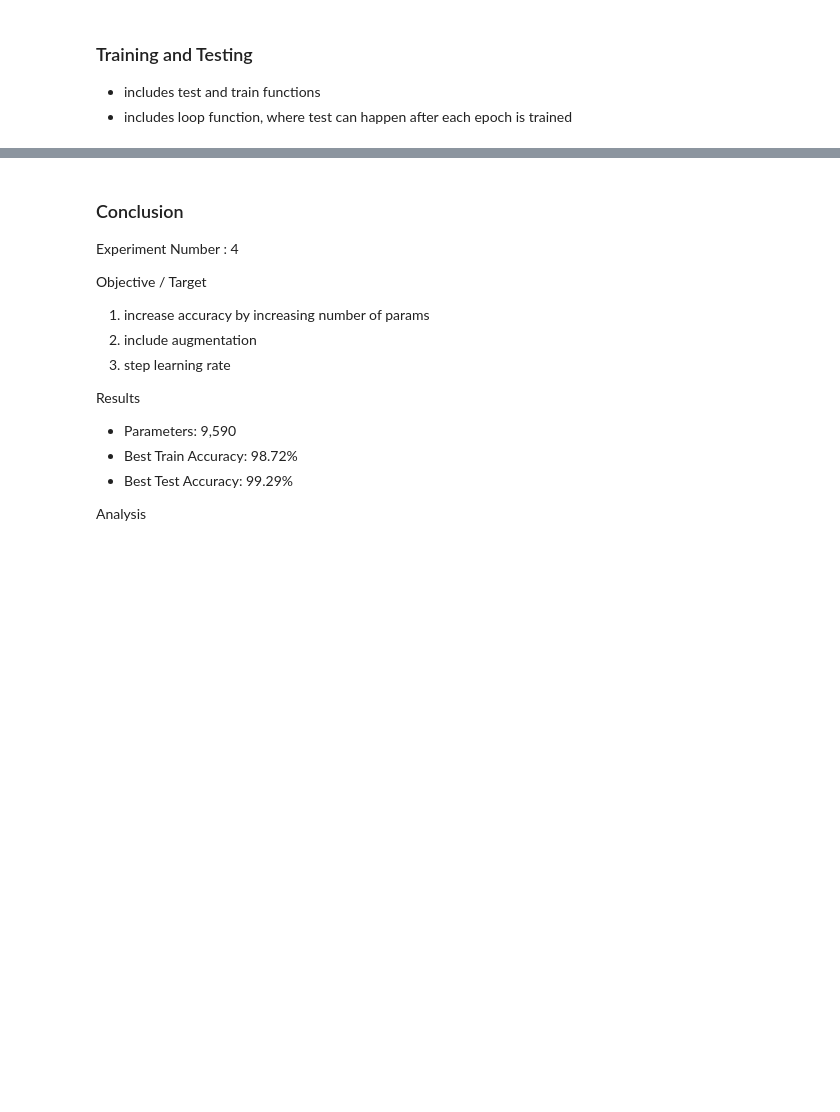
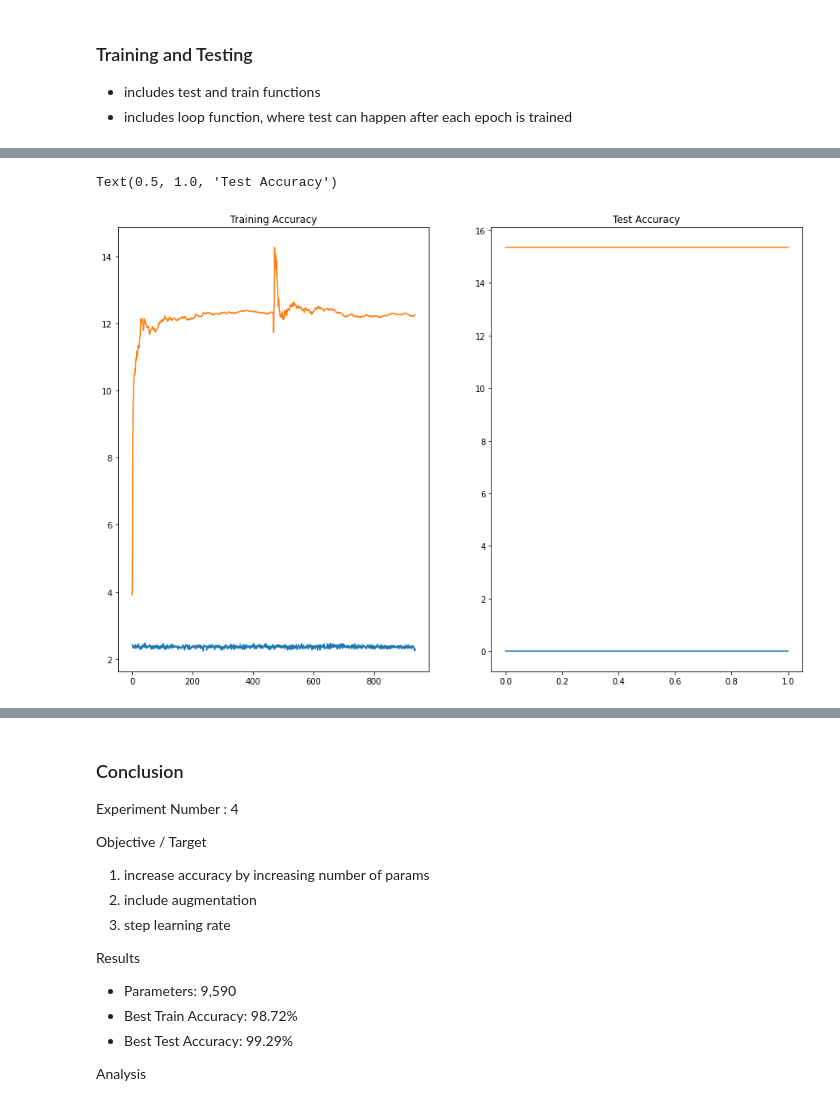
Before and after one commit to peeyushsinghal/EVA, a Jupyter notebook: S6-AssignmentSolution/EVA_S6.ipynb, the cells around one changed output, grey strips where cells are left out. Saved outputs shown, nothing was run; the diff lists cells and outputs as text; code cells hidden in the pictures; blank space fills up the shorter version.

```diff
--- a/S6-AssignmentSolution/EVA_S6.ipynb
+++ b/S6-AssignmentSolution/EVA_S6.ipynb
@@ -572,3 +576,17 @@ Test set: Average loss: 0.0039, Accuracy: 1512/10000 (15.12%)
 # axs[0, 1].set_title("Test Loss")
 # axs[1, 1].plot(test_accuracy)
 # axs[1, 1].set_title("Test Accuracy")
+# %%
+# # Graphs
+fig, axs = plt.subplots(1,2,figsize=(15,10))
+axs[0].plot(train_losses)
+axs[0].set_title("Training Loss")
+axs[0].plot(train_accuracy)
+axs[0].set_title("Training Accuracy")
+axs[1].plot(test_losses)
+axs[1].set_title("Test Loss")
+axs[1].plot(test_accuracy)
+axs[1].set_title("Test Accuracy")
+# %% [output]
+Text(0.5, 1.0, 'Test Accuracy')
+[figure, added]
```
Also changed, not shown: parts of 5 cells of this notebook.
